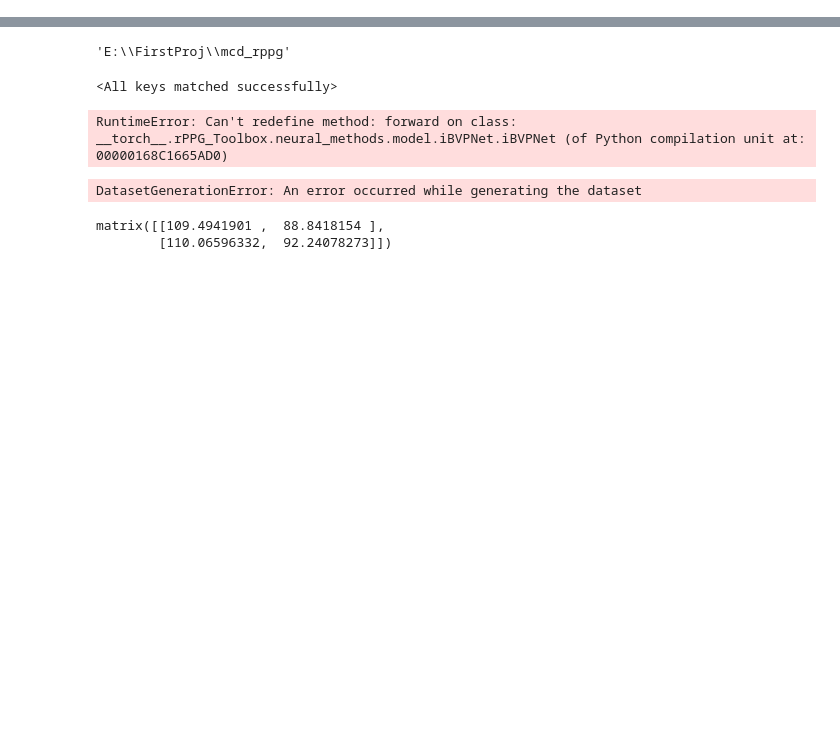
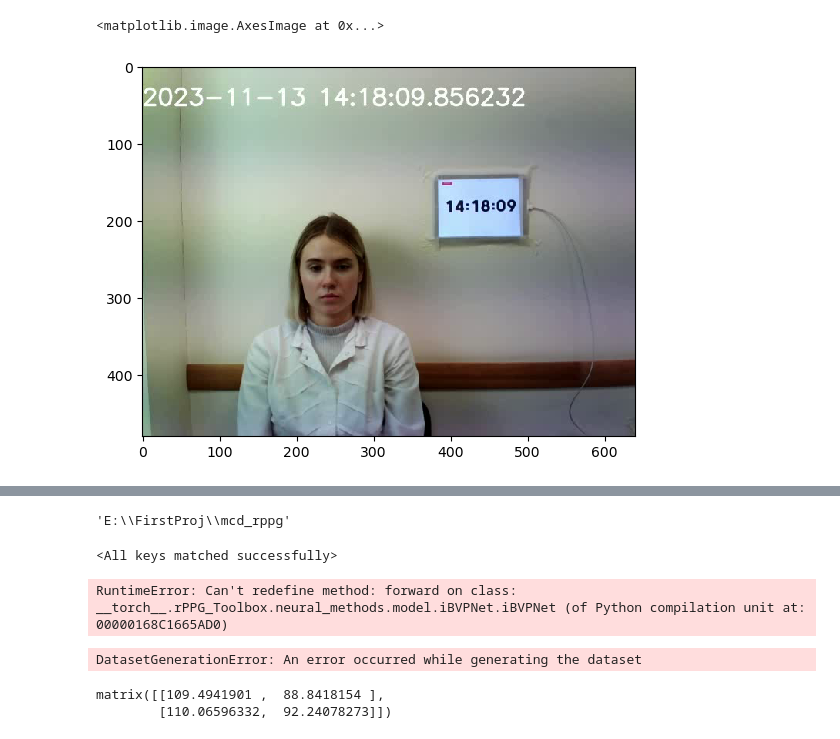
Before and after one commit to Ivan-Kucherov/rppg, a Jupyter notebook: test.ipynb, the cells around one changed output, grey strips where cells are left out. Drawn from its saved outputs; the diff is of its cells as text; code cells hidden in the pictures; blank space fills up the shorter version.

```diff
--- a/test.ipynb
+++ b/test.ipynb
@@ -3,0 +14,4 @@ import yaml
+# %%
+path = '../mcd_rppg/'
+df = pd.read_csv(path + 'db.csv')
+df.head(1)
@@ -3,0 +26,18 @@ import yaml
+# %%
+VidObj = cv2.VideoCapture(video)
+VidObj.set(cv2.CAP_PROP_POS_MSEC, 0)
+success, frame = VidObj.read()
+frames = list()
+i = 0
+video_time = []
+while success:
+    frame = cv2.cvtColor(np.array(frame), cv2.COLOR_BGR2RGB)
+    frame = np.asarray(frame)
+    mask = np.max((frame[20:60,0:500] > 240),axis=2).astype(np.uint8) * 255
+    video_time.append(datetime.datetime.strptime(pytesseract.image_to_string(mask).replace('\n',''),'%Y-%m-%d %H:%M:%S.%f'))
+    frames.append(frame)
+    if i>30*10:
+        break
+    i += 1
+    success, frame = VidObj.read()
+frames = np.asarray(frames)
@@ -3,0 +158,5 @@ import yaml
+# %%
+plt.imshow(frames[0])
+# %% [output]
+<matplotlib.image.AxesImage at 0x...>
+[figure, added]
```
Also changed, not shown: parts of 29 cells of this notebook.
